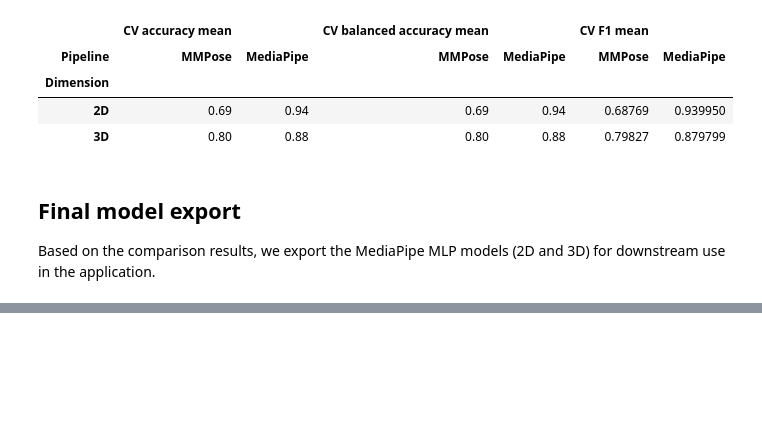
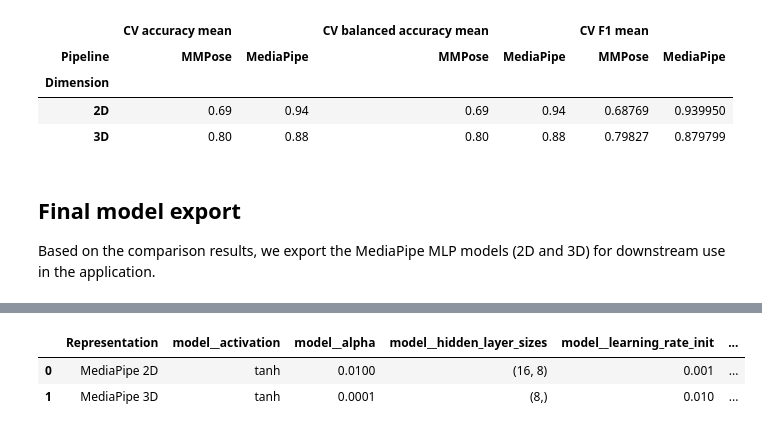
Before and after one commit to cols153/AI-Gym, a Jupyter notebook: posture_checker_offline/notebooks/04_comparison_mediapipe_vs_mmpose_and_2d_vs_3d.ipynb, the cells around one changed output, grey strips where cells are left out. Cells and saved outputs as stored; diff of their text form; code cells hidden in the pictures; blank space fills up the shorter version.

```diff
--- a/posture_checker_offline/notebooks/04_comparison_mediapipe_vs_mmpose_and_2d_vs_3d.ipynb
+++ b/posture_checker_offline/notebooks/04_comparison_mediapipe_vs_mmpose_and_2d_vs_3d.ipynb
@@ -462,0 +499,23 @@ Saved: C:\Users\sebas\Documents\master_ai\05_dne\project\posture_checker\models\
+# %%
+from sklearn.exceptions import ConvergenceWarning
+import warnings
+
+warnings.filterwarnings("ignore", category=ConvergenceWarning)
+
+param_grid = {
+    "model__hidden_layer_sizes": [(8,), (16, 8), (32, 16), (64, 32)],
+    "model__alpha": [1e-4, 1e-3, 1e-2],
+    "model__activation": ["relu", "tanh"],
+    "model__solver": ["adam", "lbfgs"],
+    "model__learning_rate_init": [1e-3, 1e-2],
+    "model__max_iter": [1000, 2000],
+}
+
+cv = StratifiedKFold(n_splits=5, shuffle=True, random_state=42)
+
+base_pipeline = Pipeline([
+    ("scaler", StandardScaler()),
+    ("model", MLPClassifier(
+        random_state=42
+    ))
+])
@@ -462,0 +659,19 @@ Saved: C:\Users\sebas\Documents\master_ai\05_dne\project\posture_checker\models\
+# %%
+best_params_df = pd.DataFrame([
+    {
+        "Representation": "MediaPipe 2D",
+        **grid_mp2d.best_params_,
+        "Best CV balanced accuracy": grid_mp2d.best_score_,
+    },
+    {
+        "Representation": "MediaPipe 3D",
+        **grid_mp3d.best_params_,
+        "Best CV balanced accuracy": grid_mp3d.best_score_,
+    },
+])
+
+display(best_params_df)
+# %% [output]
+|  | Representation | model__activation | model__alpha | model__hidden_layer_sizes | model__learning_rate_init | ... |
+| 0 | MediaPipe 2D | tanh | 0.0100 | (16, 8) | 0.001 | ... |
+| 1 | MediaPipe 3D | tanh | 0.0001 | (8,) | 0.010 | ... |
```
Also changed, not shown: parts of 14 cells of this notebook, 2 other files.
